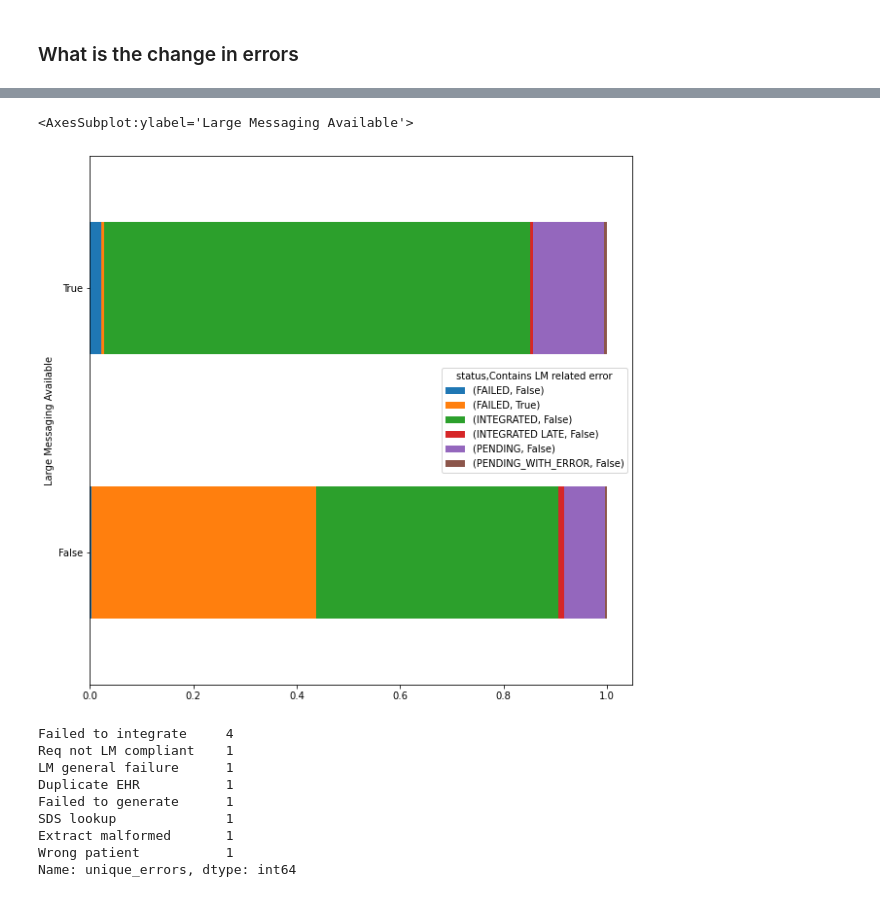
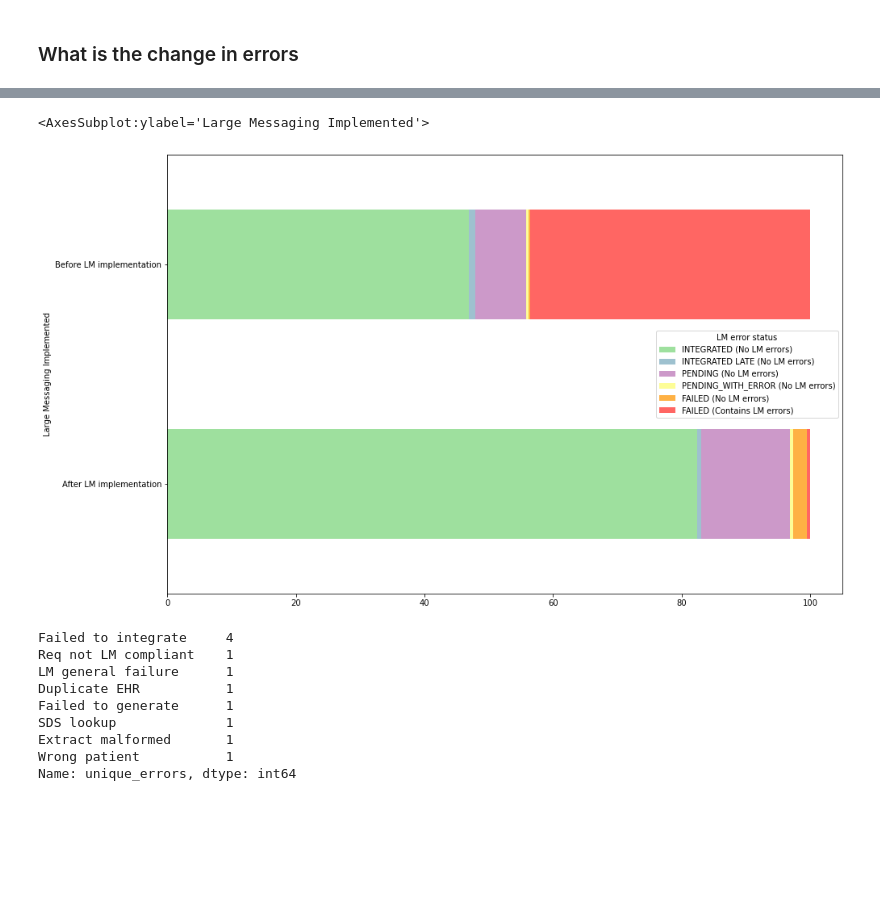
Before and after one commit to nhsconnect/prm-gp2gp-data-sandbox, a Jupyter notebook: notebooks/28-PRMT-1475--impact-LM-vision-practices.ipynb, the cells around one changed output, grey strips where cells are left out. Cells and saved outputs as stored; diff of their text form; code cells hidden in the pictures; blank space fills up the shorter version.

```diff
--- a/notebooks/28-PRMT-1475--impact-LM-vision-practices.ipynb
+++ b/notebooks/28-PRMT-1475--impact-LM-vision-practices.ipynb
@@ -184 +228,9 @@ array([<AxesSubplot:title={'center':'False'}>,
+# %%
+lm_color_table=dict()
+lm_color_table['FAILED (Contains LM errors)']='#FF6663'
+lm_color_table['FAILED (No LM errors)']='#FEB144'
+lm_color_table['INTEGRATED (No LM errors)']='#9EE09E'
+lm_color_table['INTEGRATED LATE (No LM errors)']='#9EC1CF'
+lm_color_table['PENDING (No LM errors)']='#CC99C9'
+lm_color_table['PENDING_WITH_ERROR (No LM errors)']='#FDFD97'
 # %%
@@ -195,8 +246,9 @@ lm_error_status_table
-# %%
-lm_error_status_table.div(lm_error_status_table.sum(axis=1),axis=0).plot.barh(stacked=True,figsize=(10,10))
-# %% [output]
-<AxesSubplot:ylabel='Large Messaging Available'>
-[figure, removed]
+# %%
+graph_data=lm_error_status_table[['INTEGRATED (No LM errors)','INTEGRATED LATE (No LM errors)','PENDING (No LM errors)','PENDING_WITH_ERROR (No LM errors)','FAILED (No LM errors)','FAILED (Contains LM errors)']]
+(100*graph_data.div(graph_data.sum(axis=1),axis=0)).plot.barh(stacked=True,figsize=(15,10),color=lm_color_table)
+# %% [output]
+<AxesSubplot:ylabel='Large Messaging Implemented'>
+[figure, added]
 # %%
 area_of_interest_bool=(relevant_transfers['status']=='FAILED') & (relevant_transfers['Large Messaging Available']=='True')
 errors_of_interest=relevant_transfers.loc[area_of_interest_bool,'unique_errors'].explode().value_counts()
```
Also changed, not shown: parts of 16 cells of this notebook.
